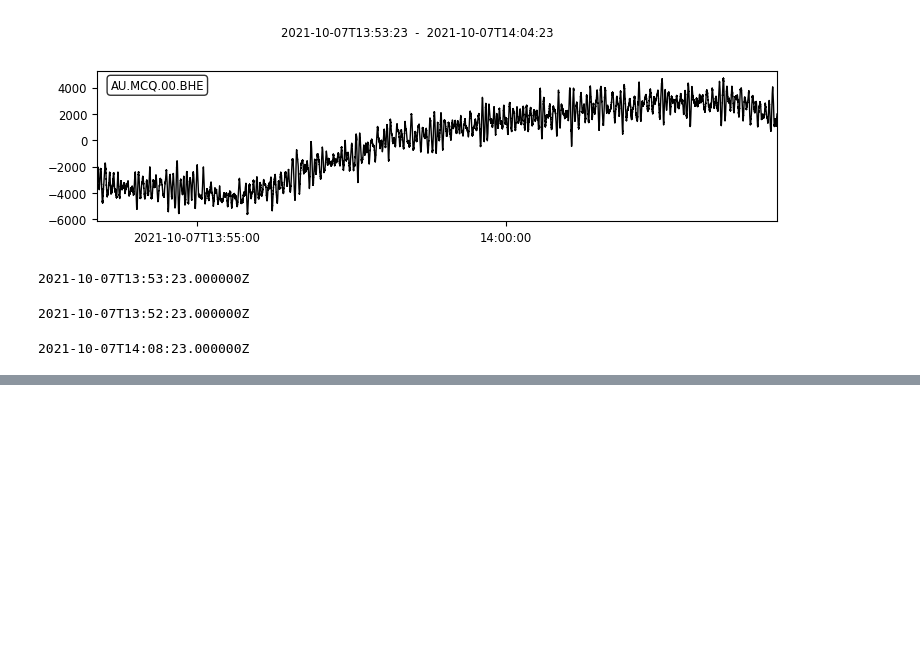
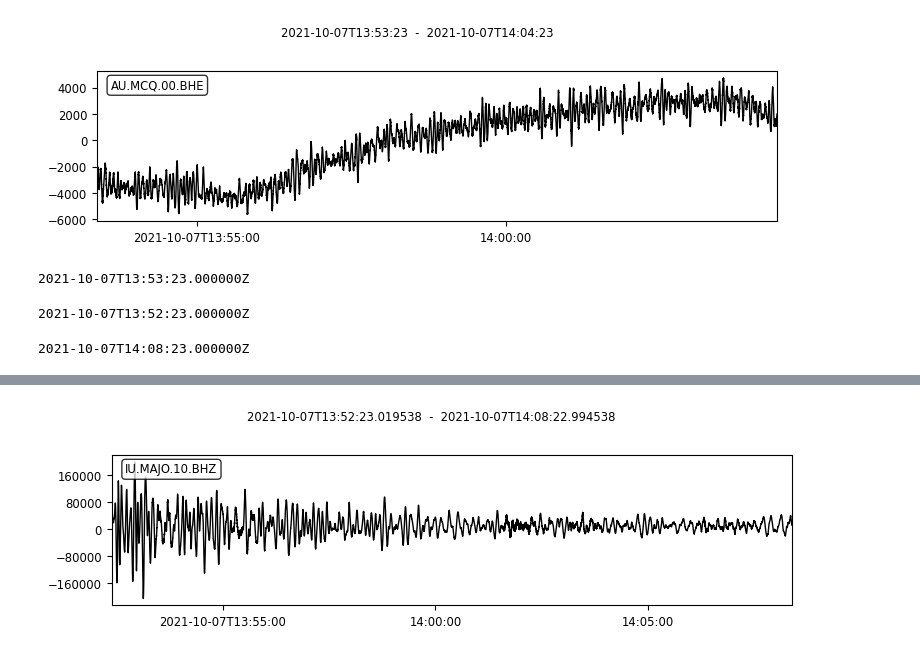
Before and after one commit to zulfaan/signal-time-to-frequency, a Jupyter notebook: obspy-learn-input-data.ipynb, the cells around one changed output, grey strips where cells are left out. Saved outputs shown, nothing was run; the diff lists cells and outputs as text; code cells hidden in the pictures; blank space fills up the shorter version.

```diff
--- a/obspy-learn-input-data.ipynb
+++ b/obspy-learn-input-data.ipynb
@@ -99,0 +118,5 @@ from scipy import fftpack
+# %%
+dt_10_BHZ = client.get_waveforms(net, sta, loc, chan, starttime, endtime, attach_response = True)
+print(dt_10_BHZ)
+dt_10_BHZ.plot();
+# %% [output]
@@ -100 +125,2 @@ from scipy import fftpack
+[figure, added]
 # %%
```
Also changed, not shown: parts of 12 cells of this notebook.
